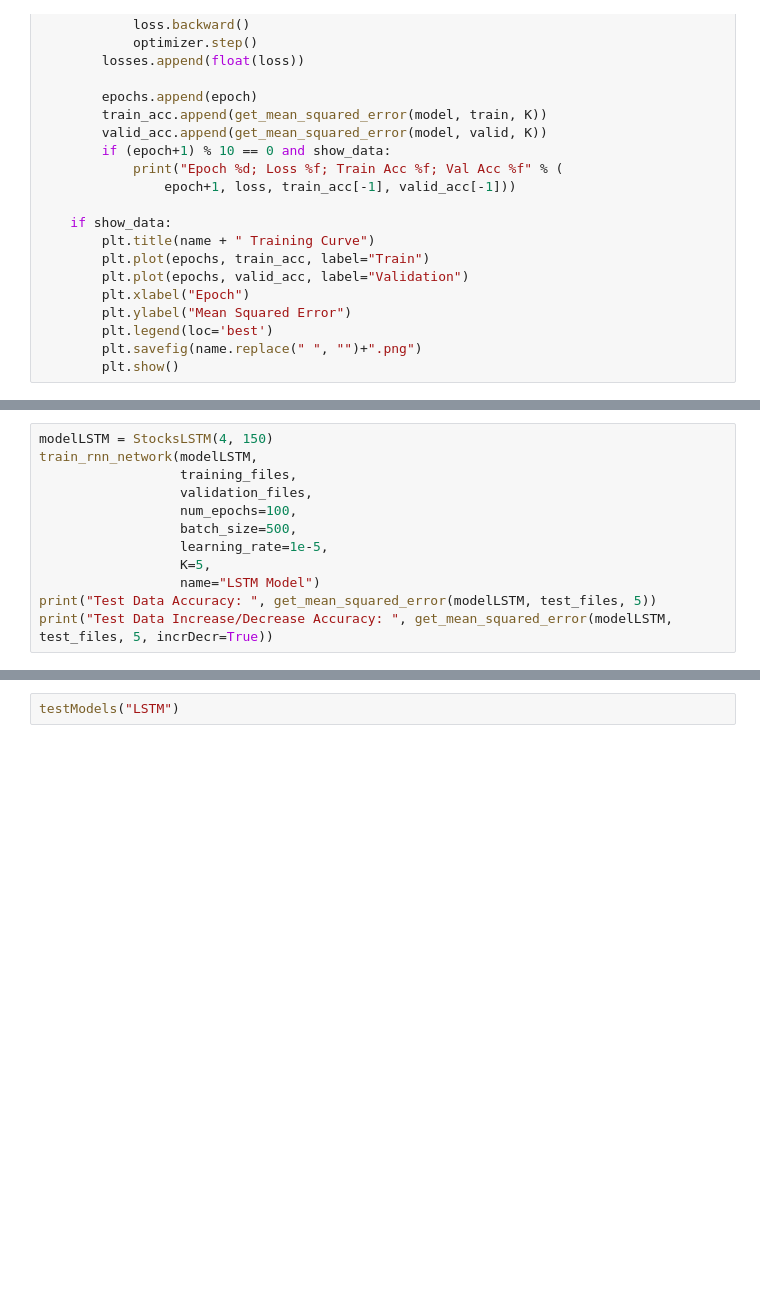
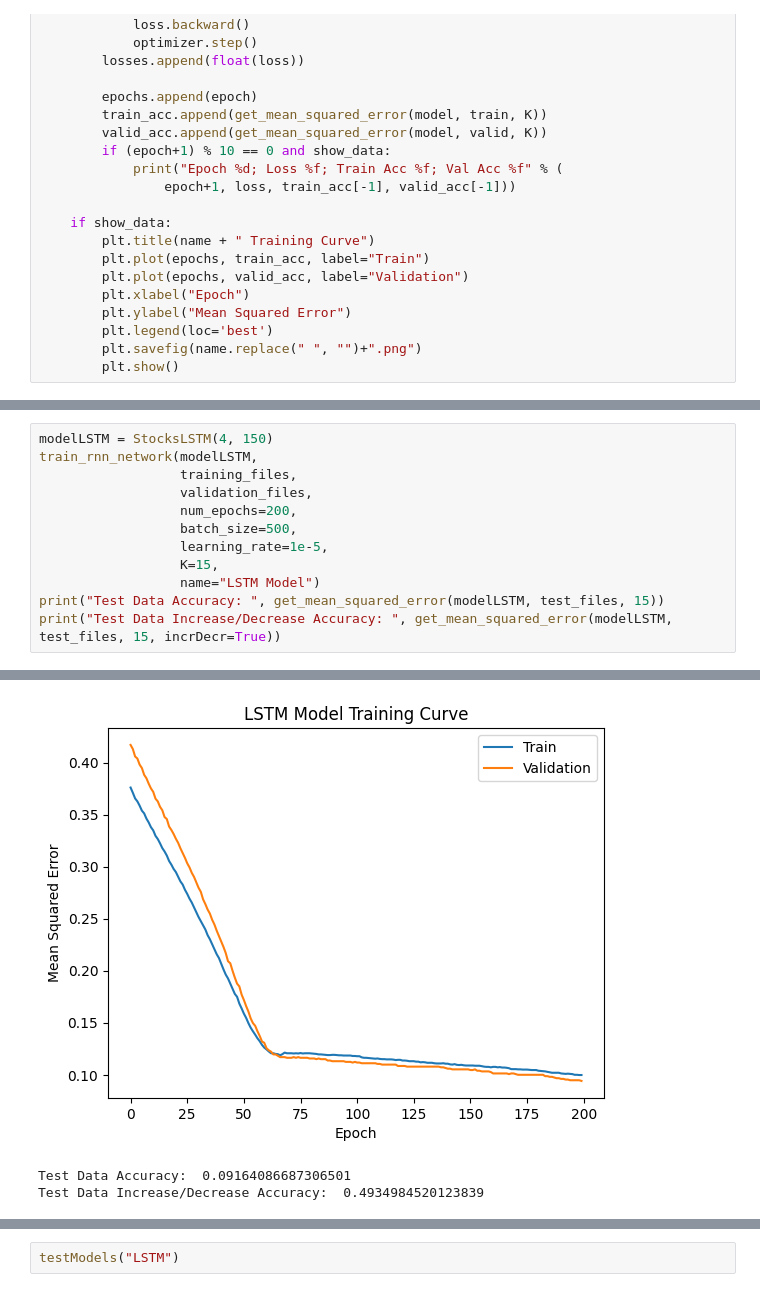
Before and after one commit to Kesavar-Kabilar/StocksRNN-PricePredictor, a Jupyter notebook: StocksRNN.ipynb, the cells around one changed output, grey strips where cells are left out. Saved outputs shown, nothing was run; the diff lists cells and outputs as text; blank space fills up the shorter version.

```diff
--- a/StocksRNN.ipynb
+++ b/StocksRNN.ipynb
@@ -227,10 +251,11 @@ modelLSTM = StocksLSTM(4, 150)
 train_rnn_network(modelLSTM,
                   training_files,
                   validation_files,
-                  num_epochs=100,
+                  num_epochs=200,
                   batch_size=500,
                   learning_rate=1e-5,
-                  K=5,
+                  K=15,
                   name="LSTM Model")
-print("Test Data Accuracy: ", get_mean_squared_error(modelLSTM, test_files, 5))
-print("Test Data Increase/Decrease Accuracy: ", get_mean_squared_error(modelLSTM, test_files, 5, incrDecr=True))
+print("Test Data Accuracy: ", get_mean_squared_error(modelLSTM, test_files, 15))
+print("Test Data Increase/Decrease Accuracy: ", get_mean_squared_error(modelLSTM, test_files, 15, incrDecr=True))
+# %% [output]
@@ -237,3 +282,6 @@ print("Test Data Increase/Decrease Accuracy: ", get_mean_squared_error(modelLSTM
+[figure, added]
+Test Data Accuracy:  0.09164086687306501
+Test Data Increase/Decrease Accuracy:  0.4934984520123839
 # %%
 modelRNNAug = StocksRNN(4, 150)
 train_rnn_network(modelRNNAug,
```
Also changed, not shown: parts of 7 cells of this notebook.
